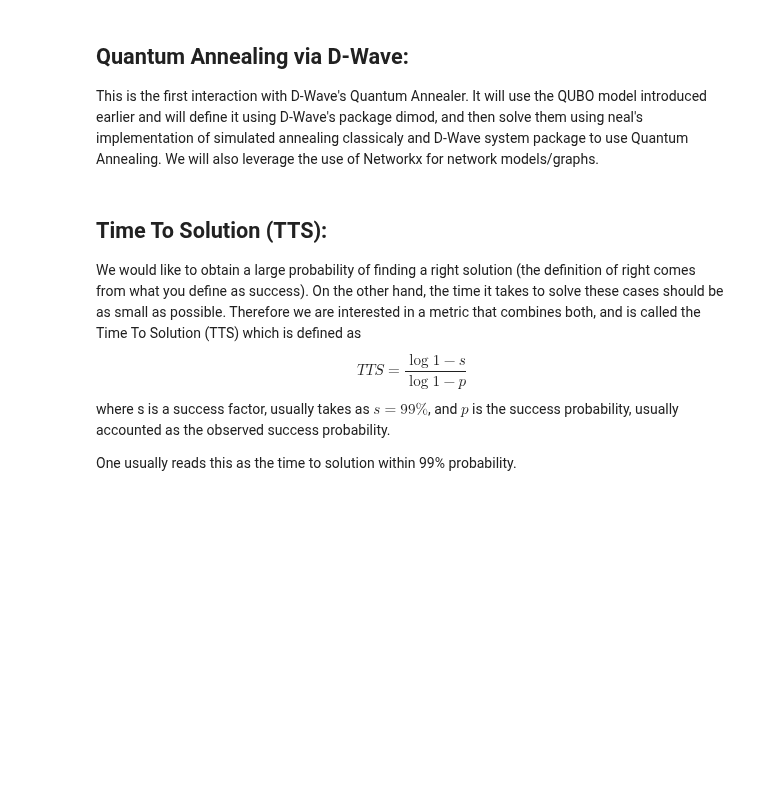
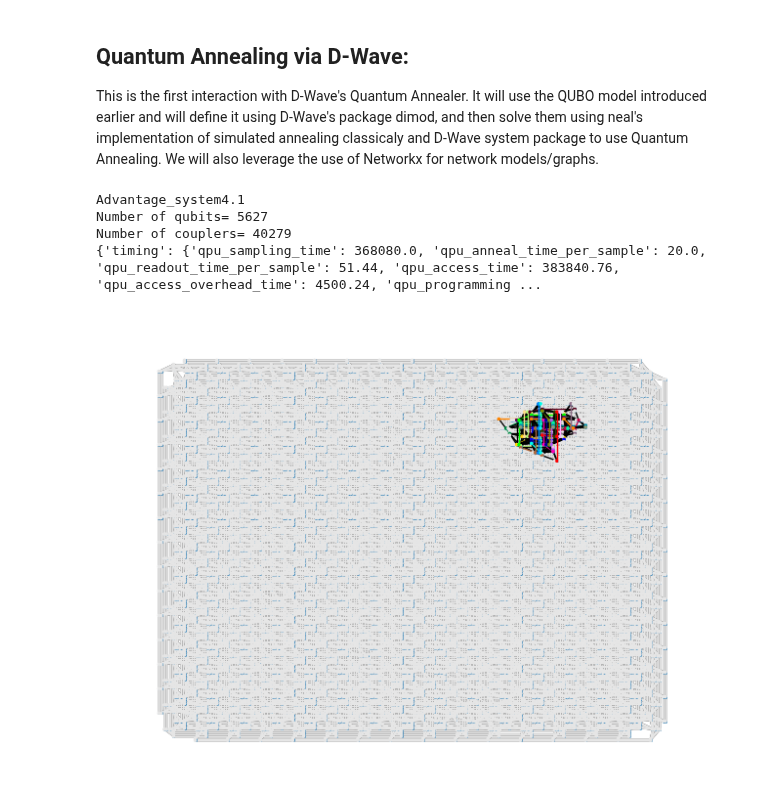
Before and after one commit to anurag-r20/WDN_Sensor_Placement, a Jupyter notebook: WDN_Sensor_Placement.ipynb, the cells around one changed output. Cells and saved outputs as stored; diff of their text form; code cells hidden in the pictures; blank space fills up the shorter version.

```diff
--- a/WDN_Sensor_Placement.ipynb
+++ b/WDN_Sensor_Placement.ipynb
@@ -1285,12 +1303,3 @@ minimum energy: 4.192884119144868
 # %% [markdown]
 ## Quantum Annealing via D-Wave:
 This is the first interaction with D-Wave's Quantum Annealer. It will use the QUBO model introduced earlier and will define it using D-Wave's package dimod, and then solve them using neal's implementation of simulated annealing classicaly and D-Wave system package to use Quantum Annealing. We will also leverage the use of Networkx for network models/graphs.
-# %% [markdown]
-## Time To Solution (TTS):
-We would like to obtain a large probability of finding a right solution (the definition of right comes from what you define as success). On the other hand, the time it takes to solve these cases should be as small as possible. Therefore we are interested in a metric that combines both, and is called the Time To Solution (TTS) which is defined as
-$$
-TTS = \frac{\log{1-s}}{\log{1-p}}
-$$
-where s is a success factor, usually takes as $s = 99\%$, and $p$ is the success probability, usually accounted as the observed success probability.
-
-One usually reads this as the time to solution within 99\% probability.
@@ -1296,0 +1312,41 @@ One usually reads this as the time to solution within 99\% probability.
+# %%
+# Graph corresponding to D-Wave Model
+qpu = DWaveSampler()
+qpu_edges = qpu.edgelist
+qpu_nodes = qpu.nodelist
+# pprint(dir(qpu))
+if qpu.solver.id == "DW_2000Q_6":
+    print(qpu.solver.id)
+    X = dnx.chimera_graph(16, node_list=qpu_nodes, edge_list=qpu_edges)
+    dnx.draw_chimera(X, node_size=1)
+    print('Number of qubits=', len(qpu_nodes))
+    print('Number of couplers=', len(qpu_edges))
+else:
+    print(qpu.solver.id)
+    X = dnx.pegasus_graph(16, node_list=qpu_nodes, edge_list=qpu_edges)
+    dnx.draw_pegasus(X, node_size=1)
+    print('Number of qubits=', len(qpu_nodes))
+    print('Number of couplers=', len(qpu_edges))
+
+
+DWavesampler = EmbeddingComposite(DWaveSampler())
+DWaveSamples = DWavesampler.sample(bqm, num_reads=4000,
+                                   return_embedding=True,
+                                  #  chain_strength=chain_strength,
+                                  #  annealing_time=annealing_time
+)
+
+print(DWaveSamples.info)
+
+
+embedding = DWaveSamples.info['embedding_context']['embedding']
+if qpu.solver.id == "DW_2000Q_6":
+  dnx.draw_chimera_embedding(X, embedding, node_size=2)
+else:
+  dnx.draw_pegasus_embedding(X, embedding, node_size=2)
+# %% [output]
+Advantage_system4.1
+Number of qubits= 5627
+Number of couplers= 40279
+{'timing': {'qpu_sampling_time': 368080.0, 'qpu_anneal_time_per_sample': 20.0, 'qpu_readout_time_per_sample': 51.44, 'qpu_access_time': 383840.76, 'qpu_access_overhead_time': 4500.24, 'qpu_programming ...
+[figure, added]
```
Also changed, not shown: parts of 34 cells of this notebook.
